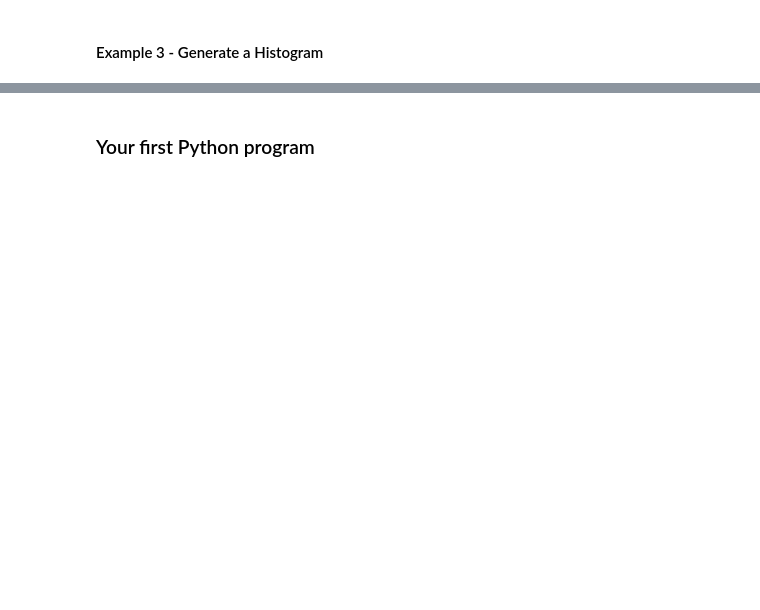
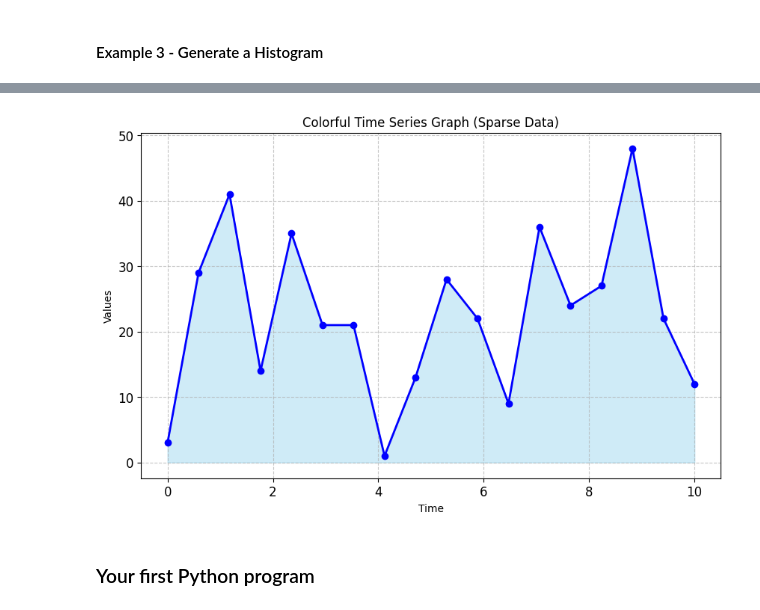
Before and after one commit to mco-gh/pylearn, a Jupyter notebook: notebooks/1_Welcome.ipynb, the cells around one changed output, grey strips where cells are left out. Drawn from its saved outputs; the diff is of its cells as text; code cells hidden in the pictures; blank space fills up the shorter version.

```diff
--- a/notebooks/1_Welcome.ipynb
+++ b/notebooks/1_Welcome.ipynb
@@ -259,6 +296,35 @@ sns.countplot(countries)
 Try this in Colab:
 
 <img width="800" src="https://mco.dev/img/generate.png">
+# %%
+# prompt: generate a colorful time series graph, make the values sparse, i.e. fewer than 20
+
+import matplotlib.pyplot as plt
+import numpy as np
+import random
+
+# Generate sparse time series data
+num_points = random.randint(10, 19)  # Ensure fewer than 20 data points
+time_values = np.linspace(0, 10, num_points)
+data_values = np.random.randint(1, 50, num_points)
+
+# Create a colorful time series plot
+plt.figure(figsize=(10, 6))
+plt.plot(time_values, data_values, marker='o', linestyle='-', color='blue', linewidth=2)
+plt.fill_between(time_values, data_values, color='skyblue', alpha=0.4)
+plt.xlabel('Time')
+plt.ylabel('Values')
+plt.title('Colorful Time Series Graph (Sparse Data)')
+
+# Add some aesthetics
+plt.grid(True, linestyle='--', alpha=0.7)
+plt.xticks(fontsize=12)
+plt.yticks(fontsize=12)
+
+# Show the plot
+plt.show()
+# %% [output]
+[figure, added]
 # %% [markdown]
 ### Your first Python program
 # %%
```
Also changed, not shown: parts of 13 cells of this notebook.
